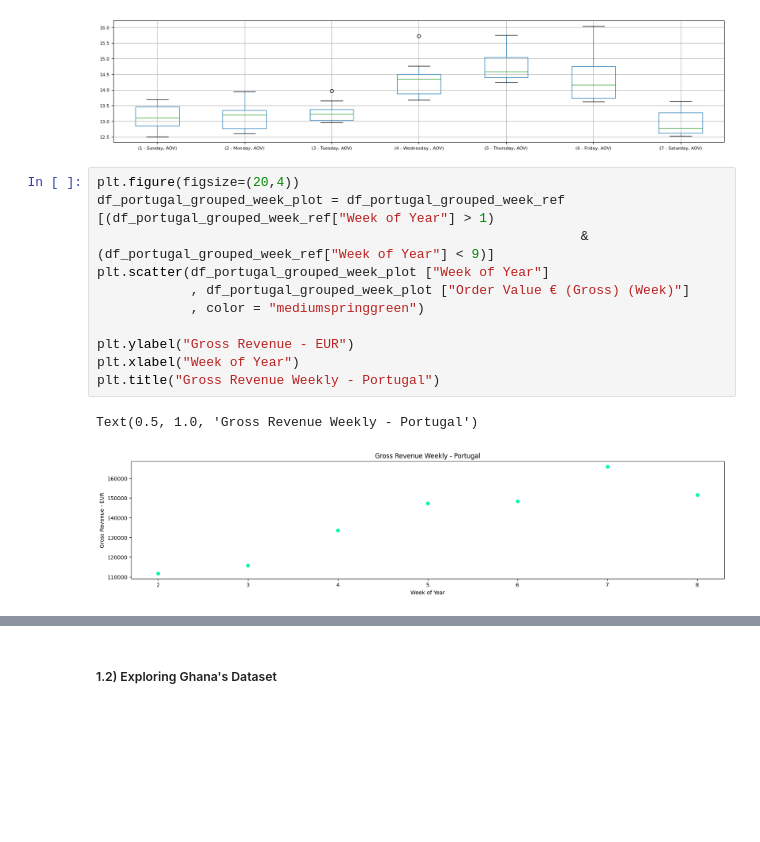
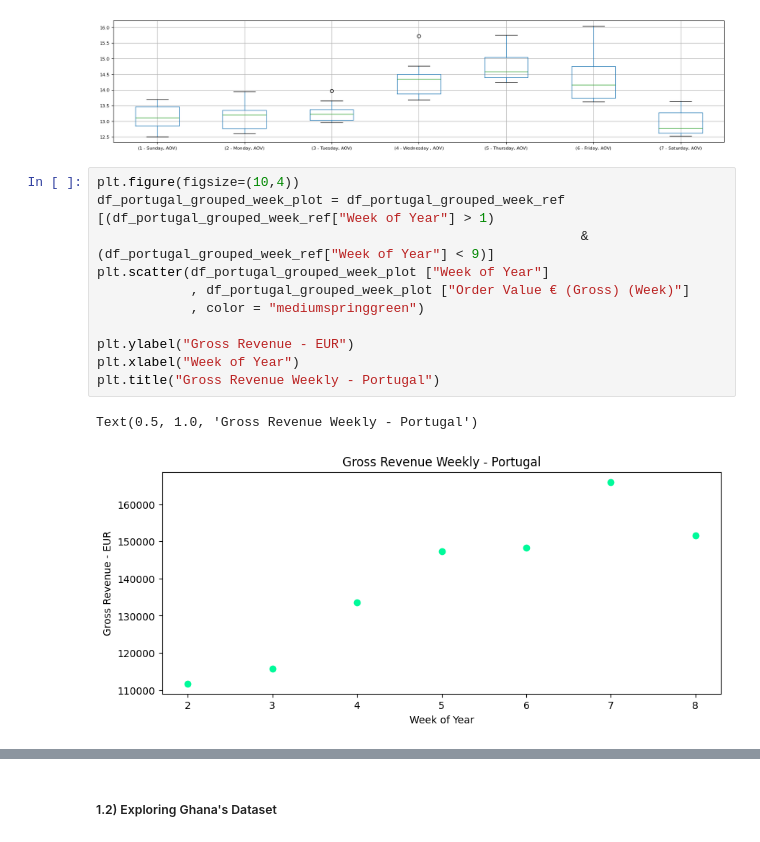
Before and after one commit to jsamu1994/data-challenge-jan-2024, a Jupyter notebook: python_files/exploring_dataset_2.ipynb, the cells around one changed output, grey strips where cells are left out. Saved outputs shown, nothing was run; the diff lists cells and outputs as text; blank space fills up the shorter version.

```diff
--- a/python_files/exploring_dataset_2.ipynb
+++ b/python_files/exploring_dataset_2.ipynb
@@ -116,17 +118,17 @@ aov_weekly.boxplot(subplots=False, figsize=(20,4), fontsize=8)
 <Axes: >
 [figure]
 # %%
-plt.figure(figsize=(20,4))
+plt.figure(figsize=(10,4))
 df_portugal_grouped_week_plot = df_portugal_grouped_week_ref [(df_portugal_grouped_week_ref["Week of Year"] > 1)
                                                               & (df_portugal_grouped_week_ref["Week of Year"] < 9)]
 plt.scatter(df_portugal_grouped_week_plot ["Week of Year"]
             , df_portugal_grouped_week_plot ["Order Value € (Gross) (Week)"]
             , color = "mediumspringgreen")
 
 plt.ylabel("Gross Revenue - EUR")
 plt.xlabel("Week of Year")
 plt.title("Gross Revenue Weekly - Portugal")
 # %% [output]
 Text(0.5, 1.0, 'Gross Revenue Weekly - Portugal')
-[figure, old version]
+[figure, new version]
 # %%
```
Also changed, not shown: parts of 18 cells of this notebook.
